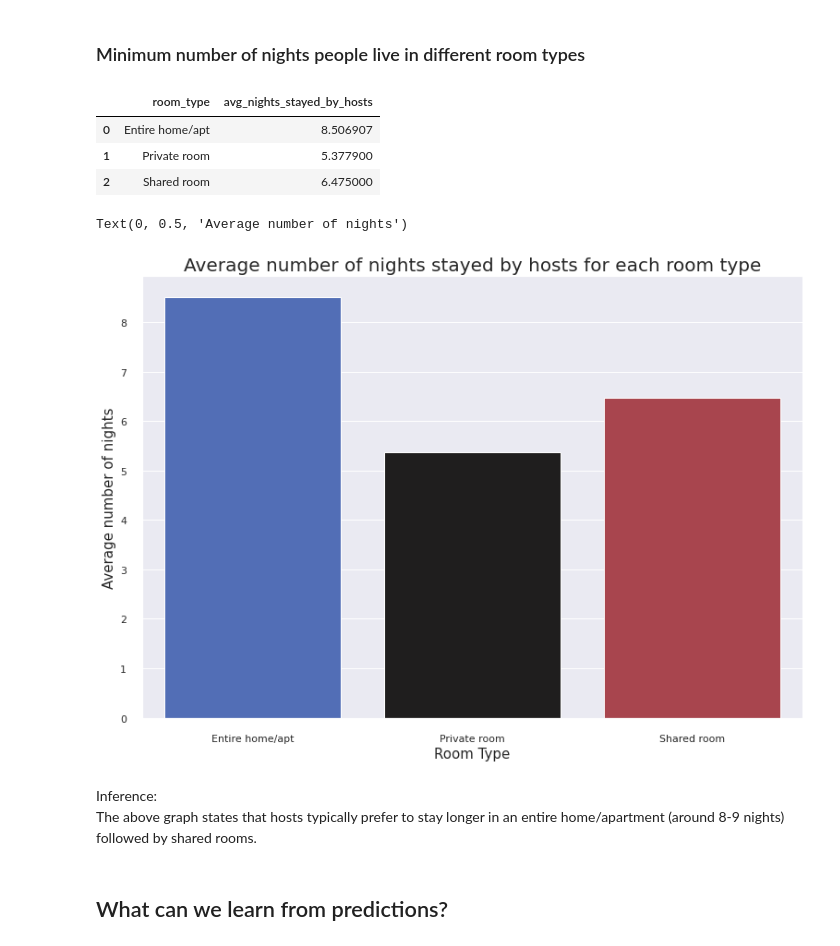
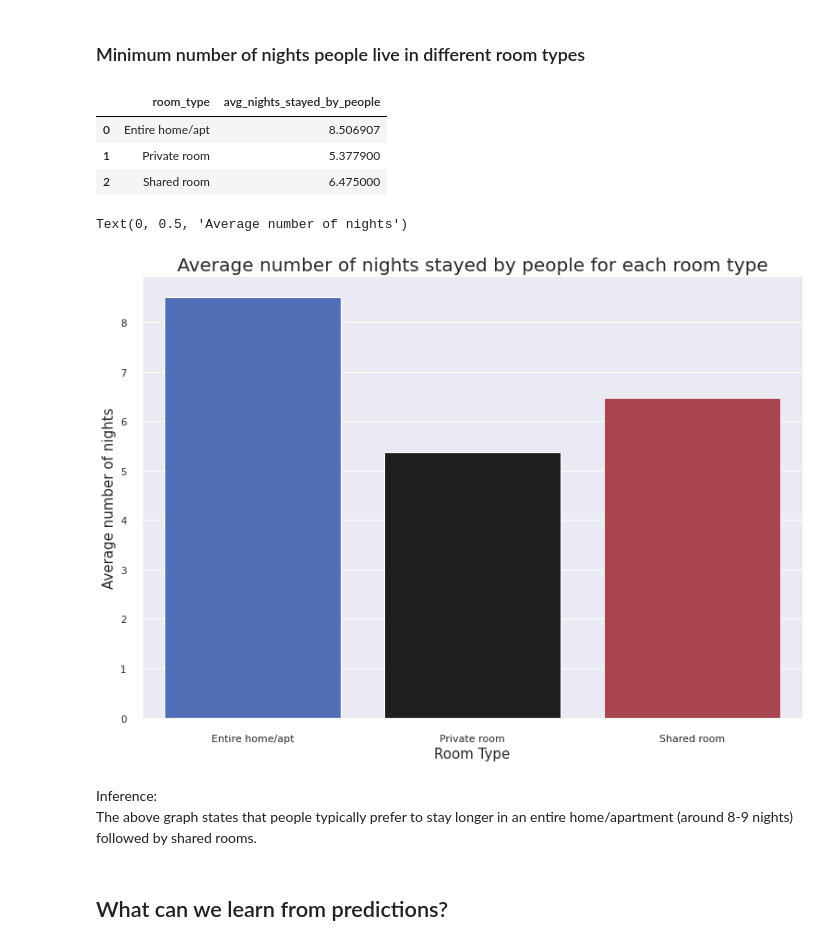
Before and after one commit to codeboy47/airbnb-booking-analysis, a Jupyter notebook: Akshit_Singh_Notebook.ipynb, the cells around one changed output. Cells and saved outputs as stored; diff of their text form; code cells hidden in the pictures.

```diff
--- a/Akshit_Singh_Notebook.ipynb
+++ b/Akshit_Singh_Notebook.ipynb
@@ -229,29 +229,30 @@ The graph shows that people stayed more nights (an average of 8-9 nights) in Man
 ### Minimum number of nights people live in different room types
 # %%
 # grouping room_types according to the average minimum nights
-preferred_room_types = airbnb_df.groupby(['room_type'], as_index = False).agg({'minimum_nights': 'mean'}).rename(columns = {'minimum_nights' : 'avg_nights_stayed_by_hosts'})
+preferred_room_types = airbnb_df.groupby(['room_type'], as_index = False).agg({'minimum_nights': 'mean'}).rename(columns = {'minimum_nights' : 'avg_nights_stayed_by_people'})
 preferred_room_types
 # %% [output]
-|  | room_type | avg_nights_stayed_by_hosts |
+|  | room_type | avg_nights_stayed_by_people |
 | 0 | Entire home/apt | 8.506907 |
 | 1 | Private room | 5.377900 |
 | 2 | Shared room | 6.475000 |
 # %%
+# setting seaborn plotting aesthetics for creating a bar chart
 sns.barplot(
     x = 'room_type',
-    y = 'avg_nights_stayed_by_hosts',
+    y = 'avg_nights_stayed_by_people',
     data = preferred_room_types,
     palette = ('icefire')
 )
-plt.title('Average number of nights stayed by hosts for each room type', fontsize = 20)
+plt.title('Average number of nights stayed by people for each room type', fontsize = 20)
 plt.xlabel('Room Type', fontsize = 15)
 plt.ylabel('Average number of nights', fontsize = 15)
 # %% [output]
 Text(0, 0.5, 'Average number of nights')
-[figure, old version]
+[figure, new version]
 # %% [markdown]
 Inference: <br>
-The above graph states that hosts typically prefer to stay longer in an entire home/apartment (around 8-9 nights) followed by shared rooms.
+The above graph states that people typically prefer to stay longer in an entire home/apartment (around 8-9 nights) followed by shared rooms.
 <br>
 # %% [markdown]
 ## What can we learn from predictions?
```
Also changed, not shown: parts of 10 cells of this notebook.
